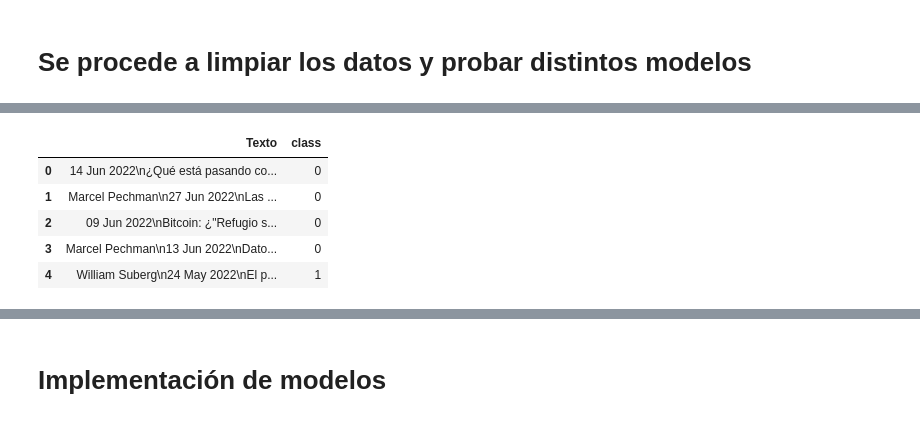
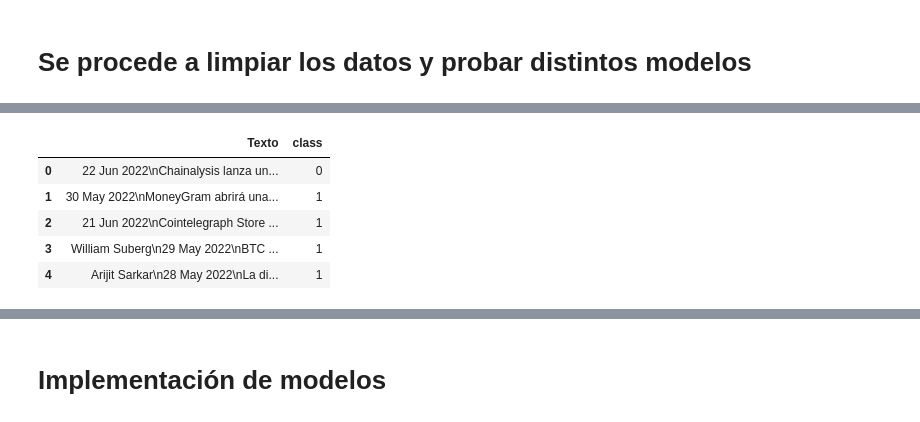
Before and after one commit to Ger-dot-m/katachi, a Jupyter notebook: Mineria y ML/Modelos.ipynb, the cells around one changed output, grey strips where cells are left out. Cells and saved outputs as stored; diff of their text form; code cells hidden in the pictures.

```diff
--- a/Mineria y ML/Modelos.ipynb
+++ b/Mineria y ML/Modelos.ipynb
@@ -4,18 +18,18 @@
 import pandas as pd
 import re, string
 # %%
-data = pd.read_csv('data_files/Datos.csv')
+data = pd.read_csv('../data_files/Datos.csv')
 data = data.drop(['i'],axis=1)
 # Se aleatoriza la muestra
 data = data.sample(frac=1).reset_index(drop=True)
 data.head()
 # %% [output]
 |  | Texto | class |
-| 0 | 14 Jun 2022\n¿Qué está pasando co... | 0 |
-| 1 | Marcel Pechman\n27 Jun 2022\nLas ... | 0 |
-| 2 | 09 Jun 2022\nBitcoin: ¿"Refugio s... | 0 |
-| 3 | Marcel Pechman\n13 Jun 2022\nDato... | 0 |
-| 4 | William Suberg\n24 May 2022\nEl p... | 1 |
+| 0 | 22 Jun 2022\nChainalysis lanza un... | 0 |
+| 1 | 30 May 2022\nMoneyGram abrirá una... | 1 |
+| 2 | 21 Jun 2022\nCointelegraph Store ... | 1 |
+| 3 | William Suberg\n29 May 2022\nBTC ... | 1 |
+| 4 | Arijit Sarkar\n28 May 2022\nLa di... | 1 |
 # %%
 # Normalización del texto
 def wordopt(text):
```
Also changed, not shown: parts of 13 cells of this notebook, 6 other files.
